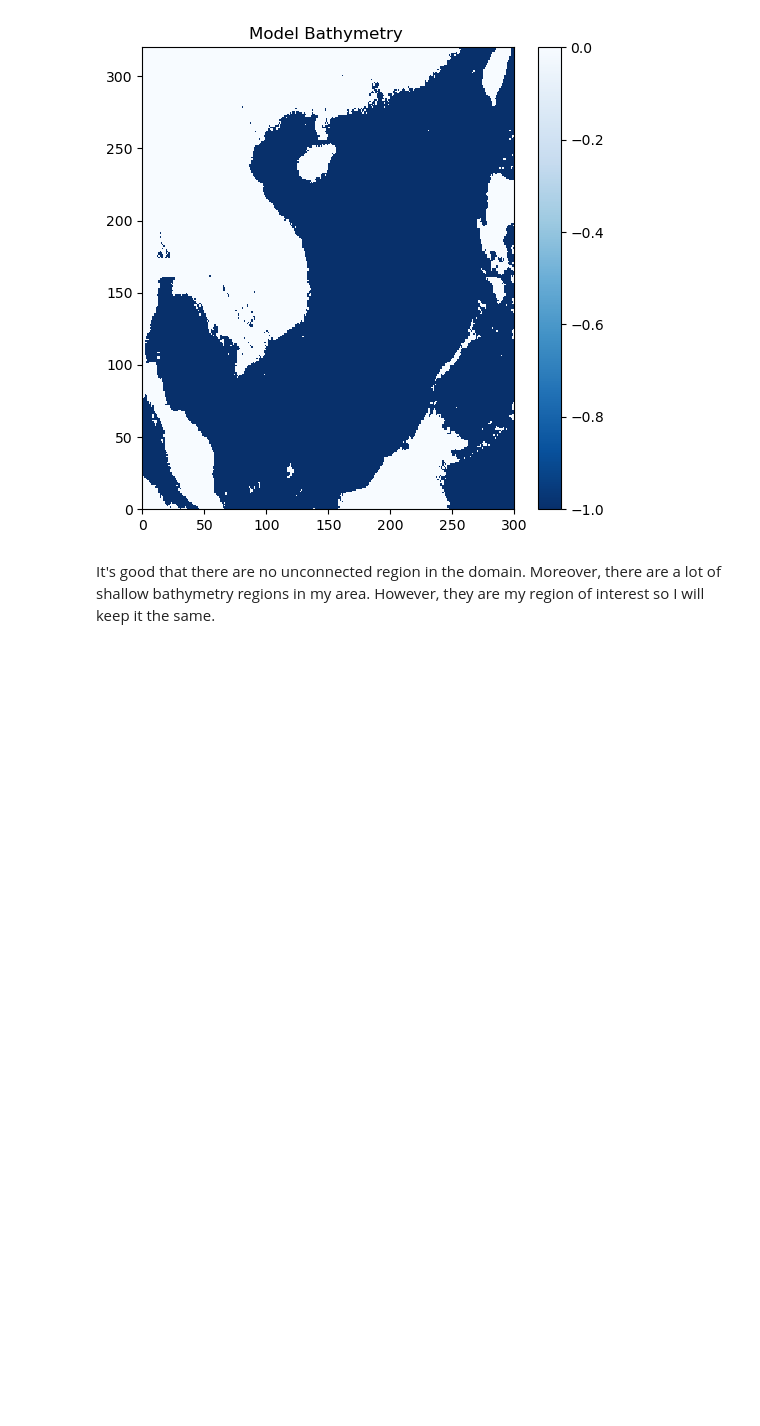
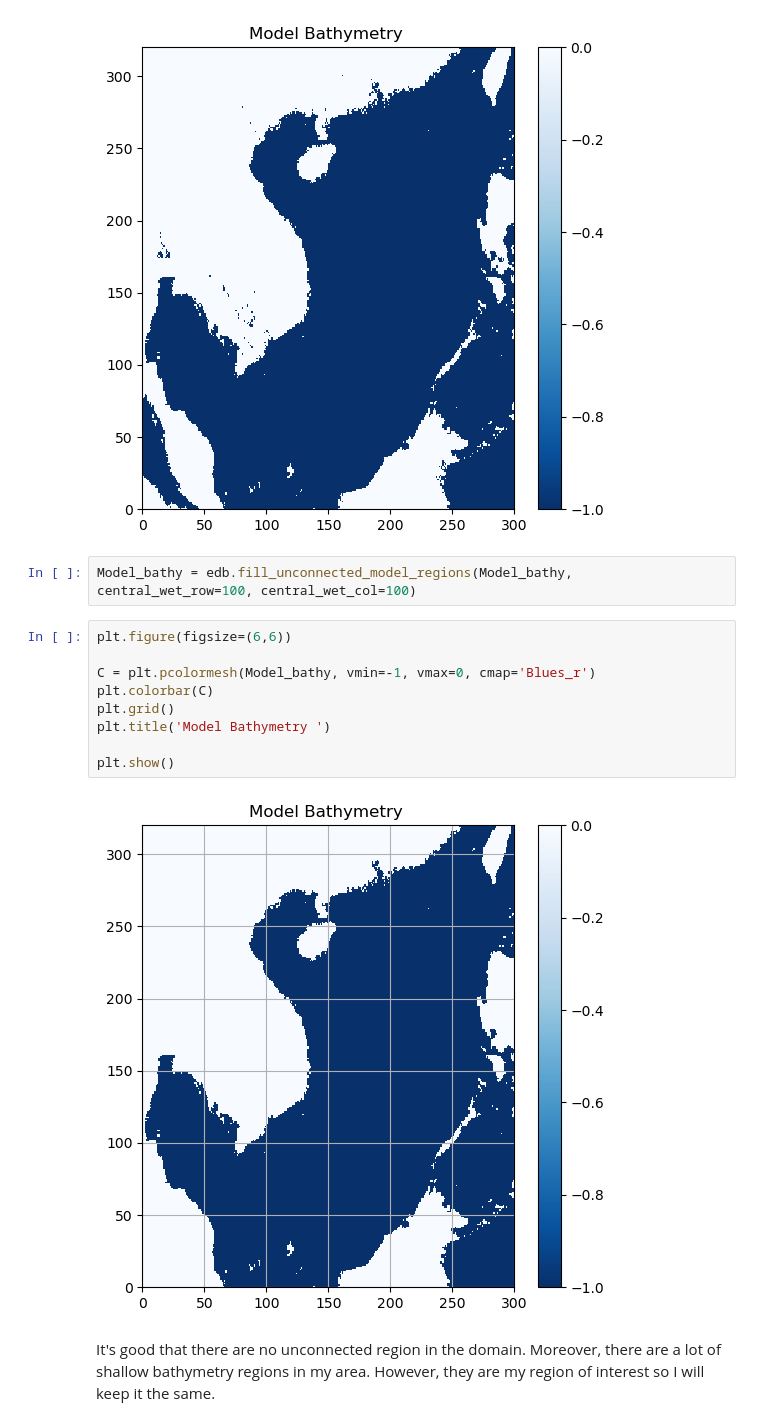
Before and after one commit to EddieNguyen2012/cs185c_fall2024, a Jupyter notebook: project/Creating the Bathymetry.ipynb, the cells around one changed output. Saved outputs shown, nothing was run; the diff lists cells and outputs as text; blank space fills up the shorter version.

```diff
--- a/project/Creating the Bathymetry.ipynb
+++ b/project/Creating the Bathymetry.ipynb
@@ -82,6 +83,19 @@ plt.title('Model Bathymetry ')
 plt.show()
 # %% [output]
 [figure]
+# %%
+Model_bathy = edb.fill_unconnected_model_regions(Model_bathy, central_wet_row=100, central_wet_col=100)
+# %%
+plt.figure(figsize=(6,6))
+
+C = plt.pcolormesh(Model_bathy, vmin=-1, vmax=0, cmap='Blues_r')
+plt.colorbar(C)
+plt.grid()
+plt.title('Model Bathymetry ')
+
+plt.show()
+# %% [output]
+[figure, added]
 # %% [markdown]
 It's good that there are no unconnected region in the domain. Moreover, there are a lot of shallow bathymetry regions in my area. However, they are my region of interest so I will keep it the same.
 # %%
```
Also changed, not shown: parts of 1 cell of this notebook, 3 other files.
